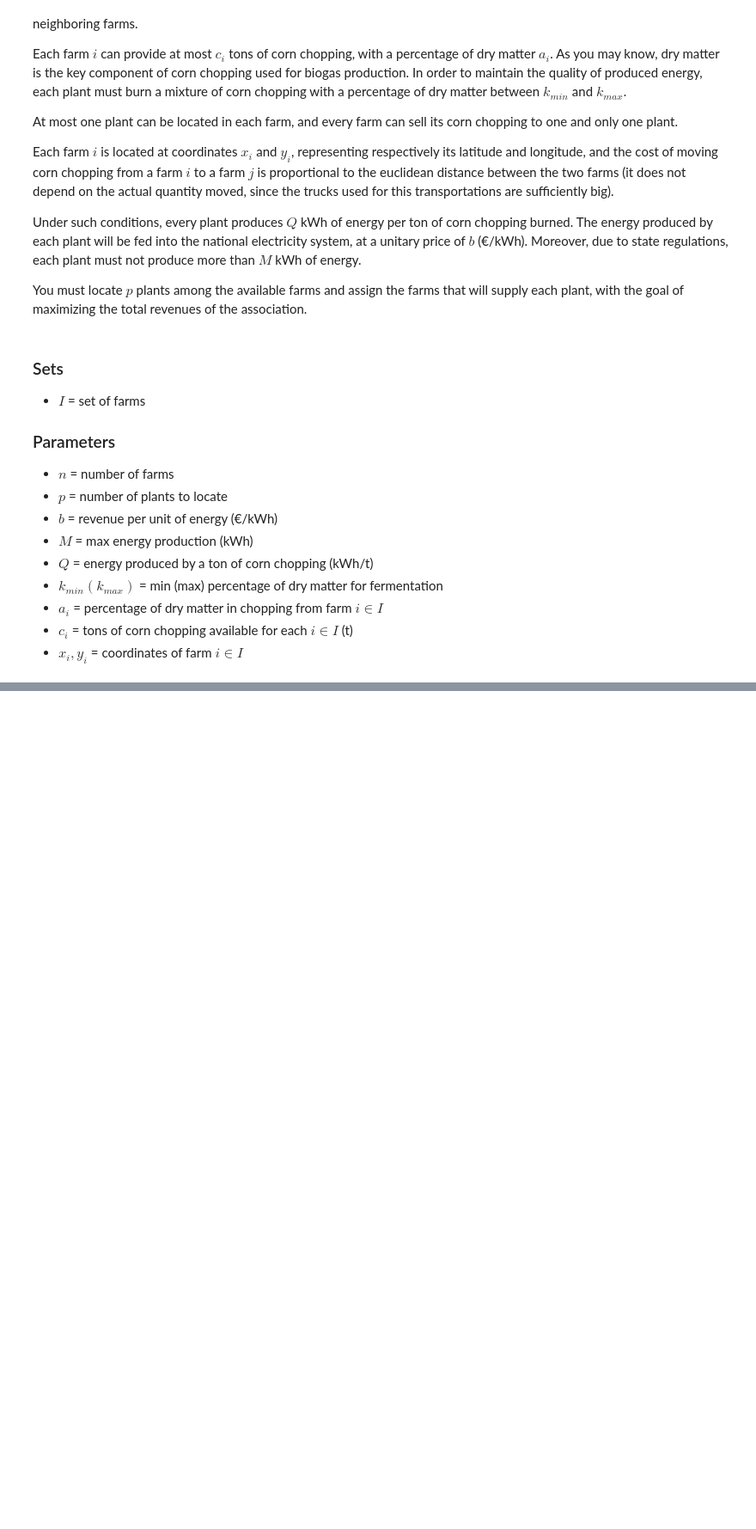
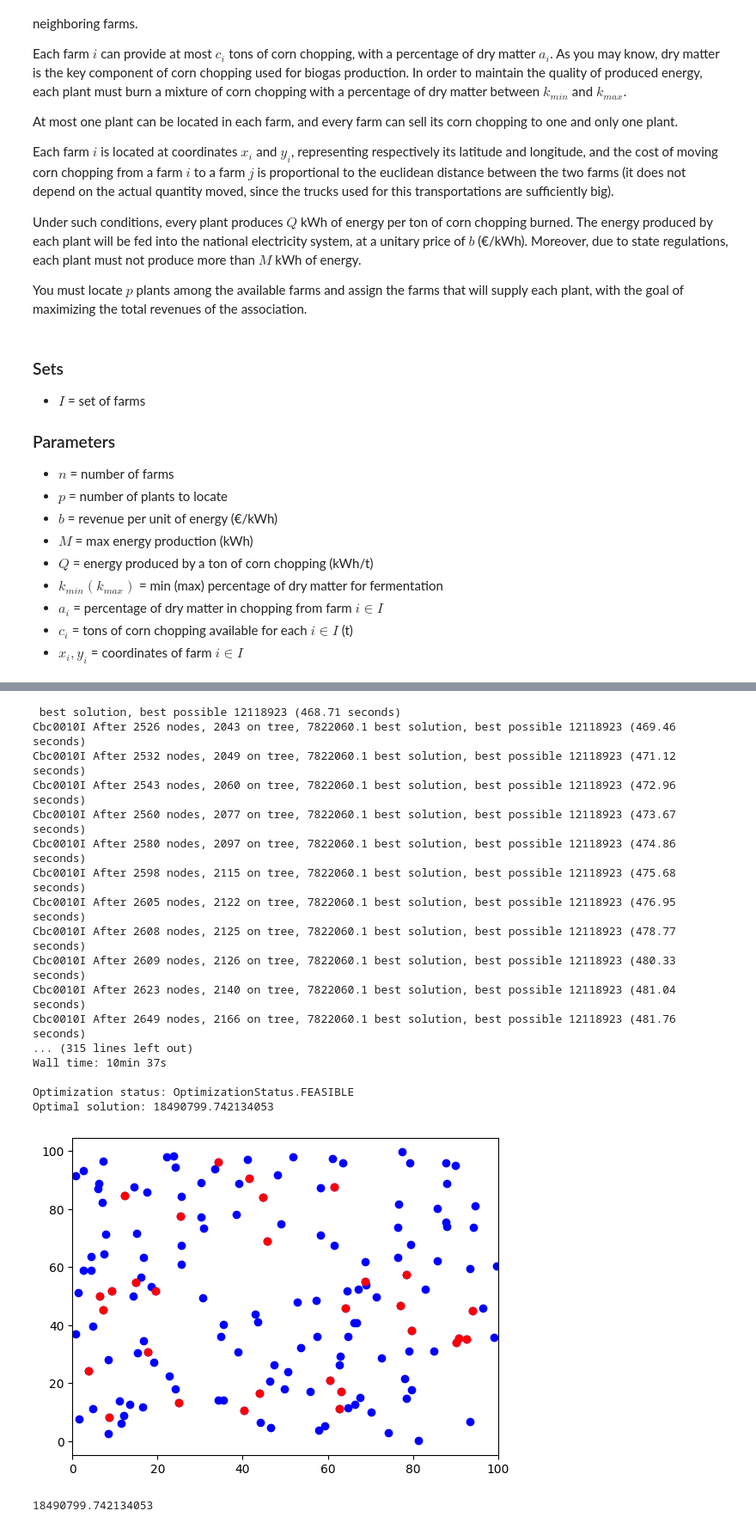
Before and after one commit to PolimiGiovanniArriciati/big-project-FOR, a Jupyter notebook: biogas_location.ipynb, the cells around one changed output, grey strips where cells are left out. Shown: that part at 86% size. Cells and saved outputs as stored; diff of their text form; code cells hidden in the pictures; blank space fills up the shorter version.

```diff
--- a/biogas_location.ipynb
+++ b/biogas_location.ipynb
@@ -112,0 +325,24 @@ gap: -100.0
+# %%
+n = 7
+inst = load_instance('instances/instance_'+str(n)+'.json')
+solve(inst)
+# %% [output]
+ best solution, best possible 12118923 (468.71 seconds)
+Cbc0010I After 2526 nodes, 2043 on tree, 7822060.1 best solution, best possible 12118923 (469.46 seconds)
+Cbc0010I After 2532 nodes, 2049 on tree, 7822060.1 best solution, best possible 12118923 (471.12 seconds)
+Cbc0010I After 2543 nodes, 2060 on tree, 7822060.1 best solution, best possible 12118923 (472.96 seconds)
+Cbc0010I After 2560 nodes, 2077 on tree, 7822060.1 best solution, best possible 12118923 (473.67 seconds)
+Cbc0010I After 2580 nodes, 2097 on tree, 7822060.1 best solution, best possible 12118923 (474.86 seconds)
+Cbc0010I After 2598 nodes, 2115 on tree, 7822060.1 best solution, best possible 12118923 (475.68 seconds)
+Cbc0010I After 2605 nodes, 2122 on tree, 7822060.1 best solution, best possible 12118923 (476.95 seconds)
+Cbc0010I After 2608 nodes, 2125 on tree, 7822060.1 best solution, best possible 12118923 (478.77 seconds)
+Cbc0010I After 2609 nodes, 2126 on tree, 7822060.1 best solution, best possible 12118923 (480.33 seconds)
+Cbc0010I After 2623 nodes, 2140 on tree, 7822060.1 best solution, best possible 12118923 (481.04 seconds)
+Cbc0010I After 2649 nodes, 2166 on tree, 7822060.1 best solution, best possible 12118923 (481.76 seconds)
+... (315 lines left out)
+Wall time: 10min 37s
+
+Optimization status: OptimizationStatus.FEASIBLE
+Optimal solution: 18490799.742134053
+[figure, added]
+18490799.742134053
```
Also changed, not shown: parts of 10 cells of this notebook.
